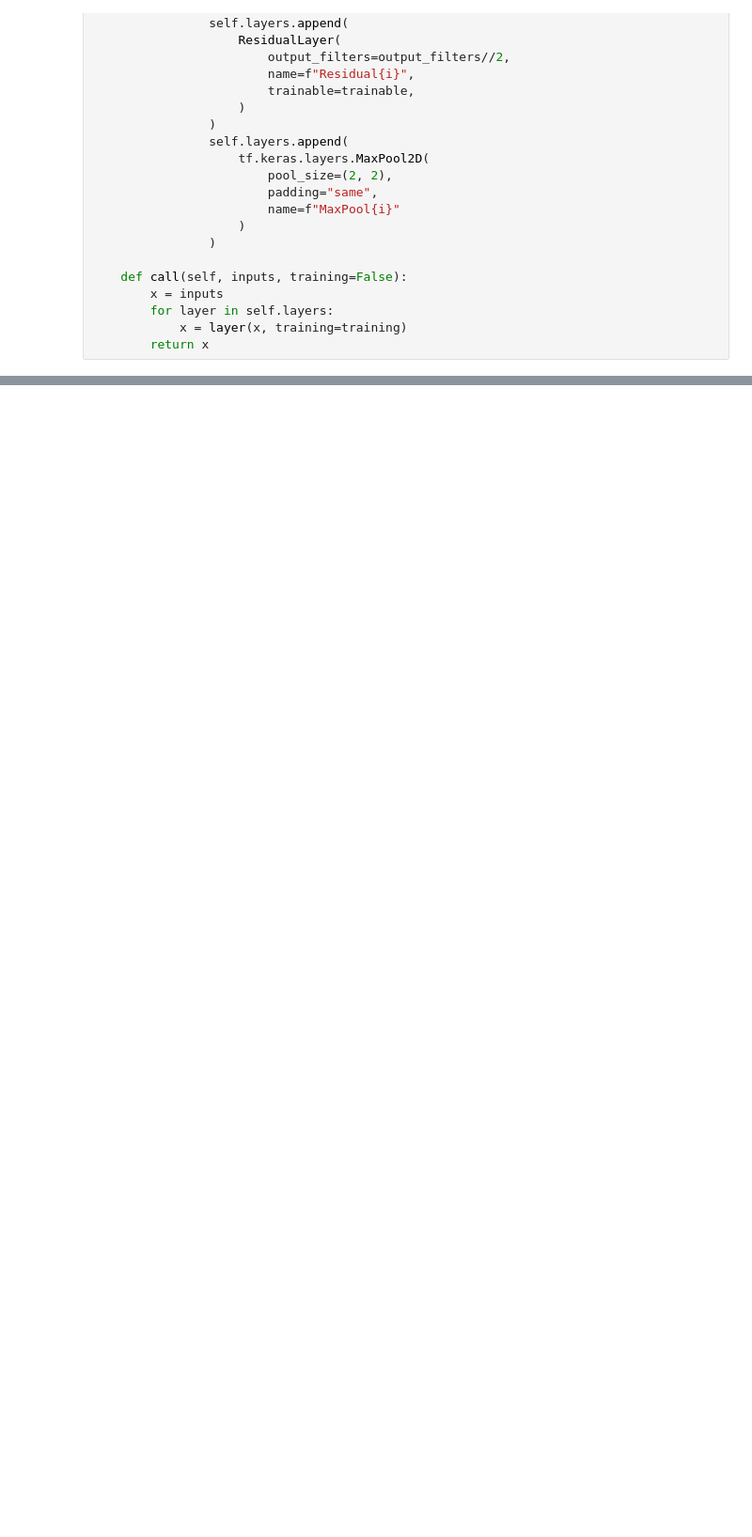
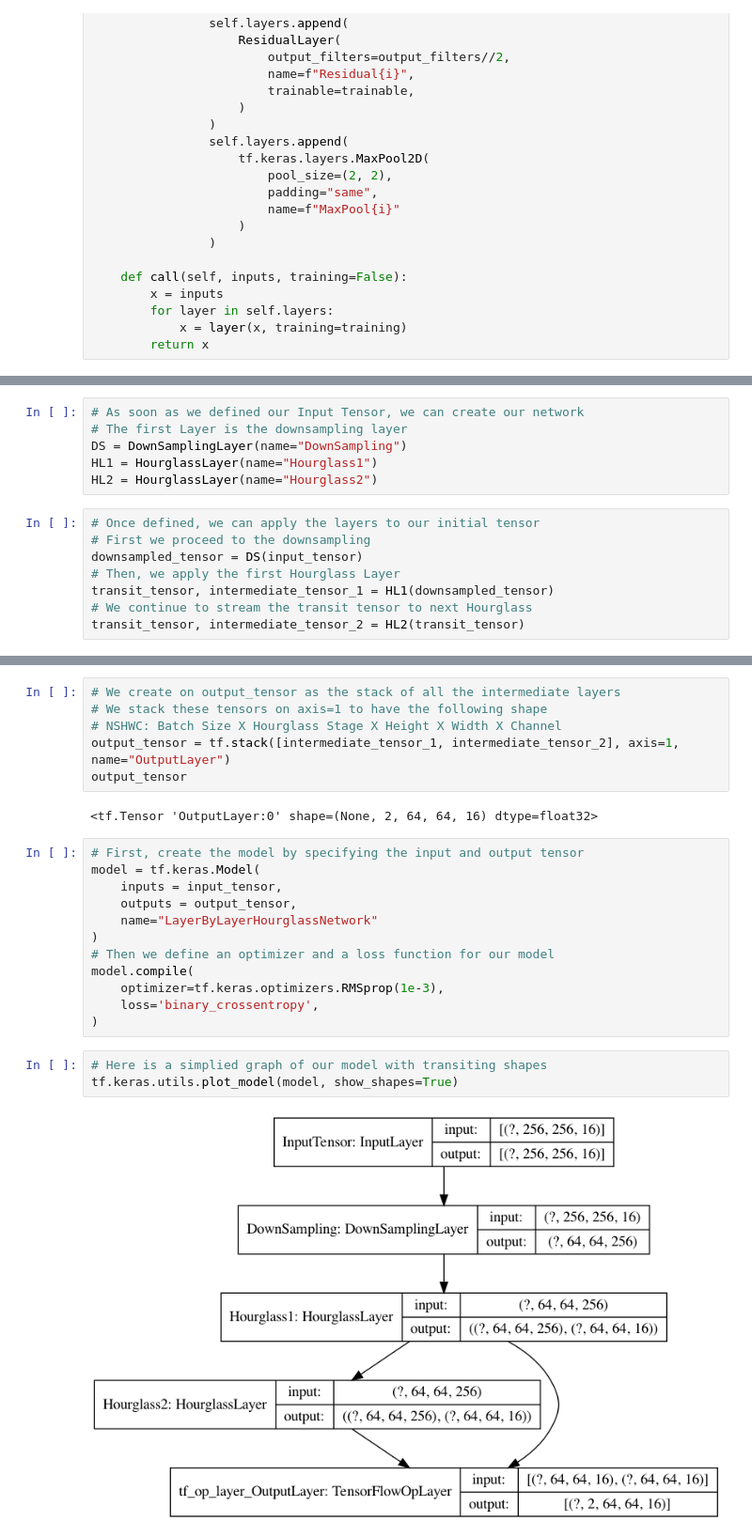
Before and after one commit to wbenbihi/hourglasstensorflow, a Jupyter notebook: notebooks/03 - Illustration of Model.ipynb, the cells around one changed output, grey strips where cells are left out. Shown at 94% size. Saved outputs shown, nothing was run; the diff lists cells and outputs as text; blank space fills up the shorter version.

```diff
--- a/notebooks/03 - Illustration of Model.ipynb
+++ b/notebooks/03 - Illustration of Model.ipynb
@@ -580,0 +584,14 @@ Reusing TensorBoard on port 6006 (pid 8536), started 0:35:01 ago. (Use '!kill 85
+# %%
+# As soon as we defined our Input Tensor, we can create our network
+# The first Layer is the downsampling layer
+DS = DownSamplingLayer(name="DownSampling")
+HL1 = HourglassLayer(name="Hourglass1")
+HL2 = HourglassLayer(name="Hourglass2")
+# %%
+# Once defined, we can apply the layers to our initial tensor
+# First we proceed to the downsampling
+downsampled_tensor = DS(input_tensor)
+# Then, we apply the first Hourglass Layer
+transit_tensor, intermediate_tensor_1 = HL1(downsampled_tensor)
+# We continue to stream the transit tensor to next Hourglass
+transit_tensor, intermediate_tensor_2 = HL2(transit_tensor)
@@ -580,0 +625,25 @@ Reusing TensorBoard on port 6006 (pid 8536), started 0:35:01 ago. (Use '!kill 85
+# %%
+# We create on output_tensor as the stack of all the intermediate layers
+# We stack these tensors on axis=1 to have the following shape
+# NSHWC: Batch Size X Hourglass Stage X Height X Width X Channel
+output_tensor = tf.stack([intermediate_tensor_1, intermediate_tensor_2], axis=1, name="OutputLayer")
+output_tensor
+# %% [output]
+<tf.Tensor 'OutputLayer:0' shape=(None, 2, 64, 64, 16) dtype=float32>
+# %%
+# First, create the model by specifying the input and output tensor
+model = tf.keras.Model(
+    inputs = input_tensor,
+    outputs = output_tensor,
+    name="LayerByLayerHourglassNetwork"
+)
+# Then we define an optimizer and a loss function for our model
+model.compile(
+    optimizer=tf.keras.optimizers.RMSprop(1e-3),
+    loss='binary_crossentropy',
+)
+# %%
+# Here is a simplied graph of our model with transiting shapes
+tf.keras.utils.plot_model(model, show_shapes=True)
+# %% [output]
+[figure, added]
```
Also changed, not shown: parts of 50 cells of this notebook.
